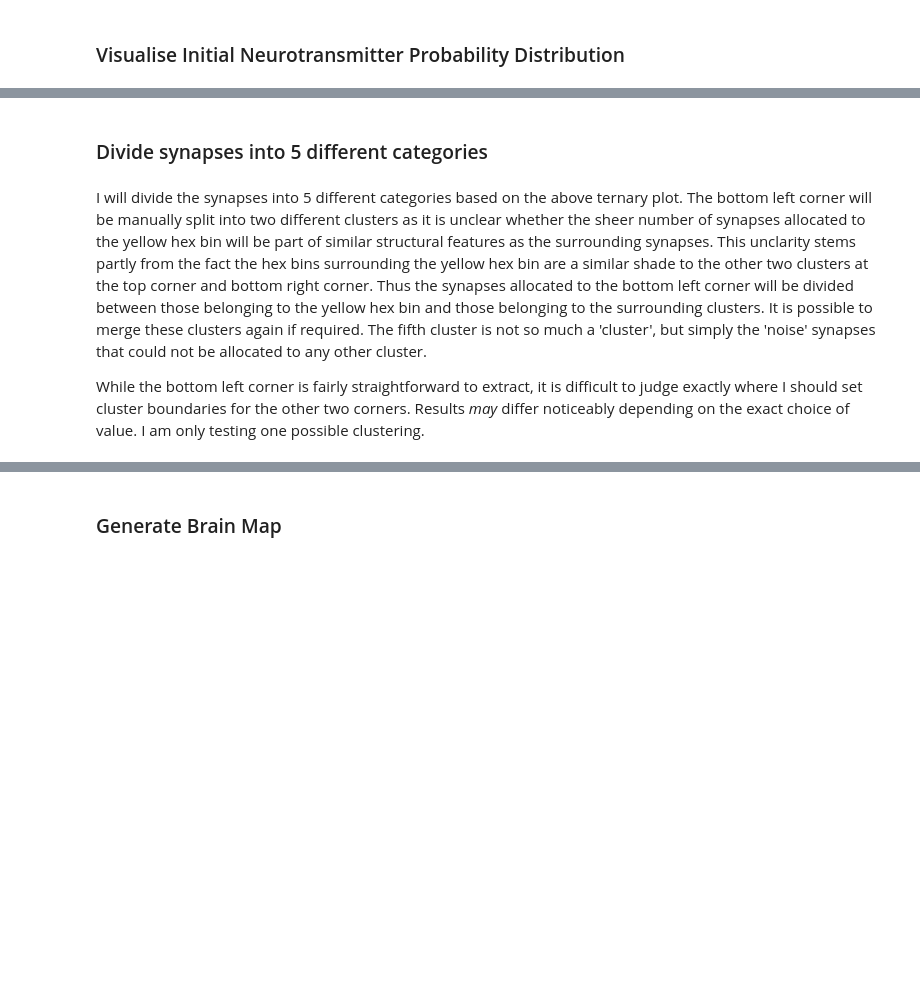
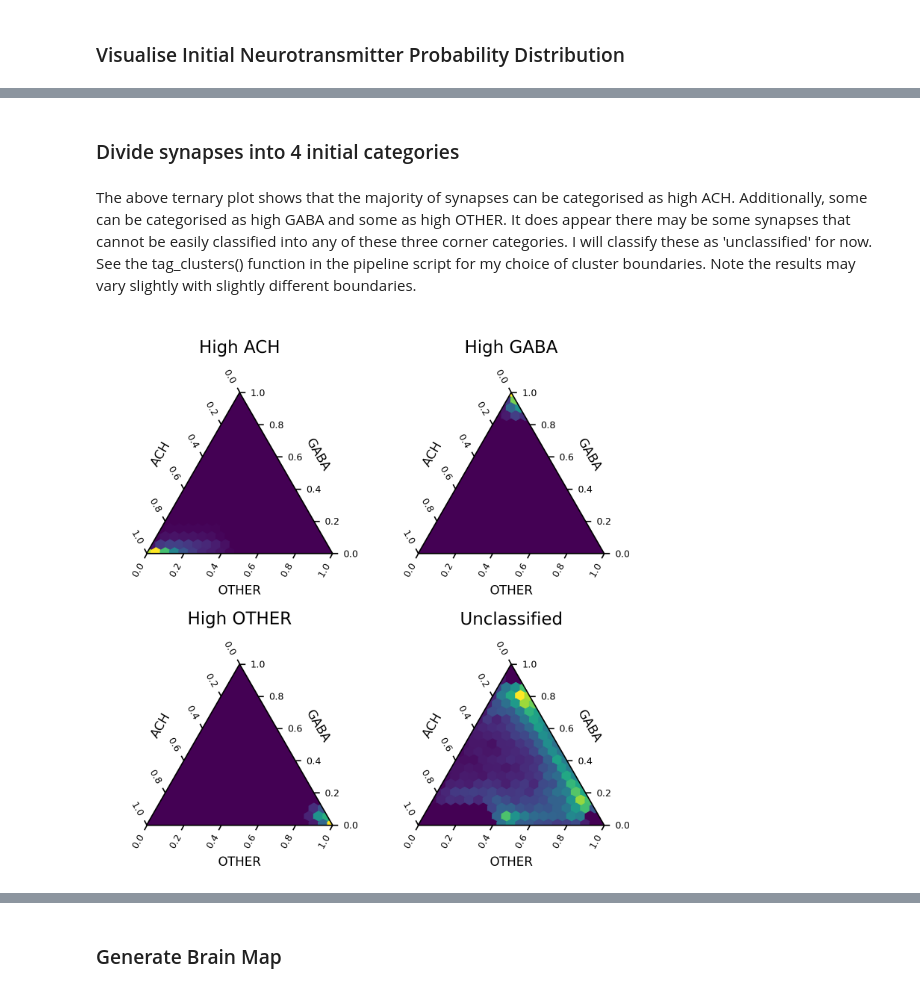
Before and after one commit to cielivb/NTPDVND, a Jupyter notebook: NTPDVND.ipynb, the cells around one changed output, grey strips where cells are left out. Drawn from its saved outputs; the diff is of its cells as text; code cells hidden in the pictures; blank space fills up the shorter version.

```diff
--- a/NTPDVND.ipynb
+++ b/NTPDVND.ipynb
@@ -77,12 +65,12 @@ Although the proofread connections file contains a compact representation of syn
 # other datasets are selections of different neuropils, and are provided for
 # debugging/testing purposes.
 
-DATASET = "data/proofread_connections_783.parquet" # ~ 1.05 GB
+#DATASET = "data/proofread_connections_783.parquet" # ~ 1.05 GB
 
 #DATASET = "data/large.parquet" # ~ 583 MB
 #DATASET = "data/medium.parquet" # ~ 272 MB
 #DATASET = "data/small.parquet" # ~ 56 MB
-#DATASET = "data/tiny.parquet" # ~ 215 KB
+DATASET = "data/tiny.parquet" # ~ 215 KB
 # %%
 pipeline.relax_memory_limits() # Let Dask use a higher percentage of allocated RAM
 # %%
@@ -120,23 +138,23 @@ Image(filename, width = 600)
 # %% [markdown]
-### Divide synapses into 5 different categories
+### Divide synapses into 4 initial categories
 # %% [markdown]
-I will divide the synapses into 5 different categories based on the above ternary plot. The bottom left corner will be manually split into two different clusters as it is unclear whether the sheer number of synapses allocated to the yellow hex bin will be part of similar structural features as the surrounding synapses. This unclarity stems partly from the fact the hex bins surrounding the yellow hex bin are a similar shade to the other two clusters at the top corner and bottom right corner. Thus the synapses allocated to the bottom left corner will be divided between those belonging to the yellow hex bin and those belonging to the surrounding clusters. It is possible to merge these clusters again if required. The fifth cluster is not so much a 'cluster', but simply the 'noise' synapses that could not be allocated to any other cluster.
-
-While the bottom left corner is fairly straightforward to extract, it is difficult to judge exactly where I should set cluster boundaries for the other two corners. Results *may* differ noticeably depending on the exact choice of value. I am only testing one possible clustering.
+The above ternary plot shows that the majority of synapses can be categorised as high ACH. Additionally, some can be categorised as high GABA and some as high OTHER. It does appear there may be some synapses that cannot be easily classified into any of these three corner categories. I will classify these as 'unclassified' for now. See the tag_clusters() function in the pipeline script for my choice of cluster boundaries. Note the results may vary slightly with slightly different boundaries.
 # %%
 # Extract and visualise the four initial clusters
-connectome = pipeline.tag_clusters(connectome_nts)
+connectome = pipeline.tag_clusters(connectome)
+sample = pipeline.downsample(connectome, 50_000, allow_bytes)
 # %%
 # Plot hex plots of new cluster classifications
-sample = pipeline.downsample(connectome, 50_000, allow_bytes)
 grouped = sample.groupby("cluster")
-high_gaba_sample = grouped.getgroup("gaba")
-high_ach_sample = grouped.getgroup("ach")
-high_other_sample = grouped.getgroup("other")
-unclassified_sample = grouped.getgroup("none")
+high_gaba_sample = grouped.get_group("gaba")
+high_ach_sample = grouped.get_group("ach")
+high_other_sample = grouped.get_group("other")
+unclassified_sample = grouped.get_group("none")
 
 filename = os.path.join(OUTDIR, "initial_clusters.png")
 pipeline.make_plot("plot_n_ternary", filename,
                    samples = [high_gaba_sample, high_ach_sample, high_other_sample, unclassified_sample],
                    labels = ["High_GABA", "High_ACH", "High_OTHER", "Unclassified"])
 Image(filename, width = 600)
+# %% [output]
+[figure, added]
```
Also changed, not shown: parts of 34 cells of this notebook, 4 other files.
